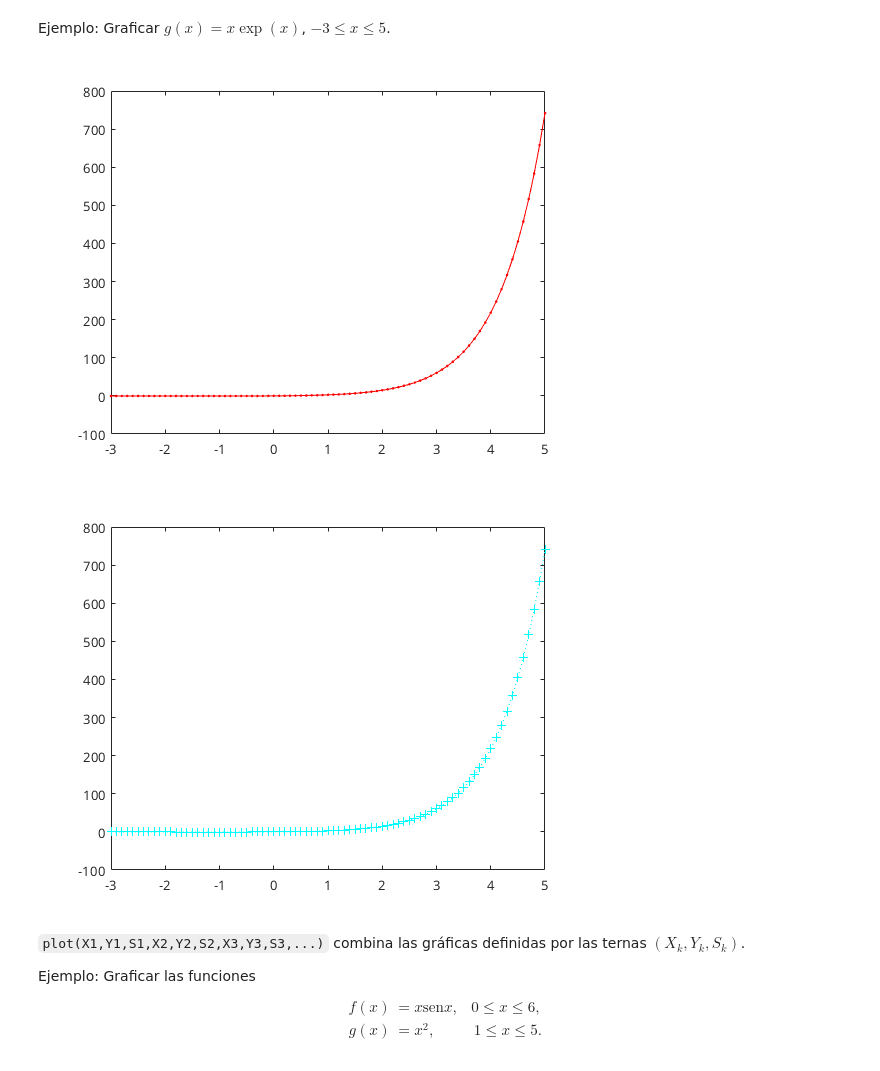
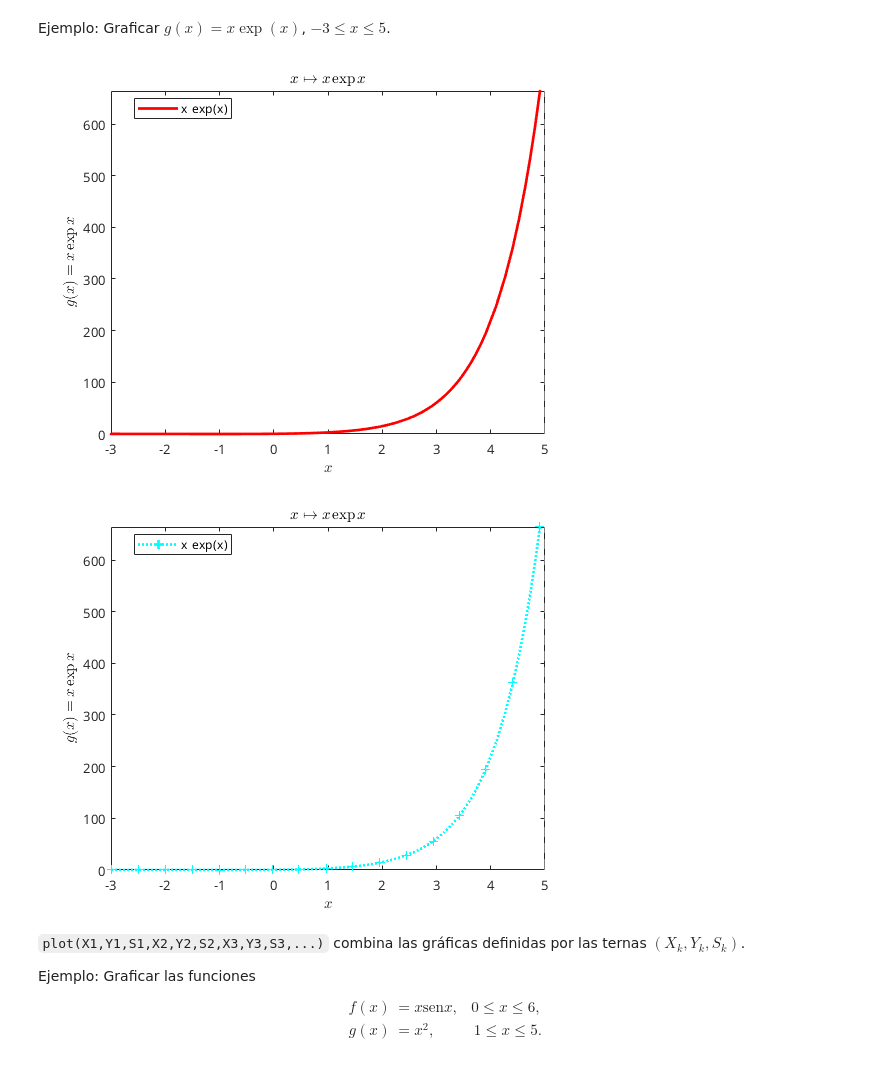
Before and after one commit to carlosal1015/Finite-element-method-FEM, a Jupyter notebook: 2018/Notebooks/Functions_in_MATLAB_I.ipynb, the cells around one changed output. Saved outputs shown, nothing was run; the diff lists cells and outputs as text; code cells hidden in the pictures.

```diff
--- a/2018/Notebooks/Functions_in_MATLAB_I.ipynb
+++ b/2018/Notebooks/Functions_in_MATLAB_I.ipynb
@@ -184,15 +180,18 @@ S es un carácter o cadena (string) compuesto de uno o de todos los elementos de
 ||`h` estrella de 6 puntas||
 # %% [markdown]
 Ejemplo: Graficar $g(x)=x\exp(x)$, $-3\le x\le 5$.
-# %%
-x_1 = -3:0.1:5;
-y_1 = x_1.*exp(x_1);
-plot(x_1, y_1, 'c+:')
-figure
-plot(x_1,y_1,'r.-')
-# %% [output]
-[figure, removed]
-[figure, removed]
+# %%
+syms x
+fplot( @(x) x.*exp(x), [-3 5], 'c+:', 'Linewidth', 2);
+xlabel('$x$','Interpreter','latex'); ylabel('$g(x)=x\exp x$','Interpreter','latex');
+legend('show','Location','best'); title('$x\mapsto x\exp x$','Interpreter','latex');
+figure % Crea una nueva ventana.
+fplot( @(x) x.*exp(x), [-3 5], 'r.-', 'Linewidth', 2);
+xlabel('$x$','Interpreter','latex'); ylabel('$g(x)=x\exp x$','Interpreter','latex');
+legend('show','Location','best'); title('$x\mapsto x\exp x$','Interpreter','latex');
+# %% [output]
+[figure, added]
+[figure, added]
 # %% [markdown]
 `plot(X1,Y1,S1,X2,Y2,S2,X3,Y3,S3,...)`
 combina las gráficas definidas por las ternas $\left(X_k,Y_k,S_k\right)$.
```
Also changed, not shown: parts of 22 cells of this notebook, 27 other files.
